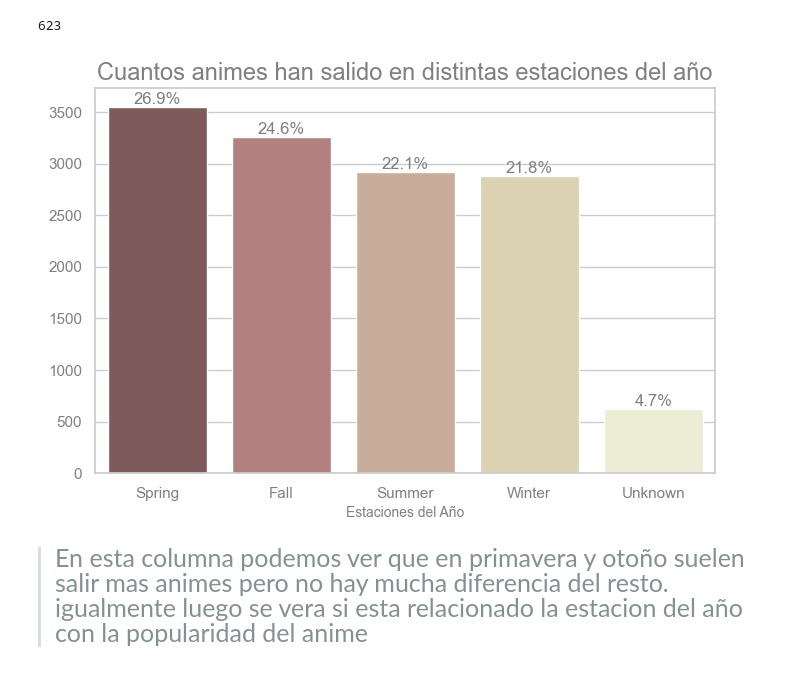
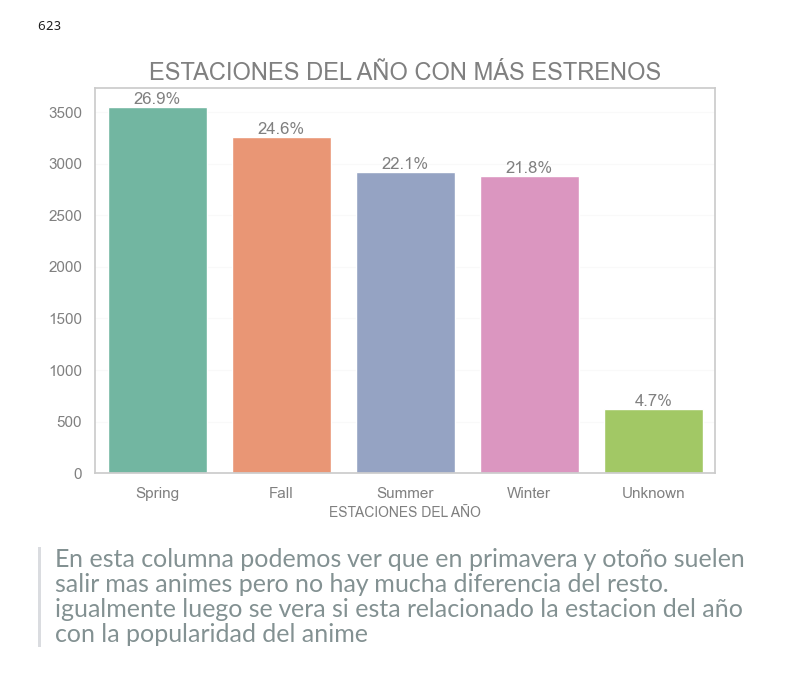
Before and after one commit to AmyGaarcia/EDA_ANIME, a Jupyter notebook: src/EDA/EDA_anime.ipynb, the cells around one changed output. Saved outputs shown, nothing was run; the diff lists cells and outputs as text; code cells hidden in the pictures.

```diff
--- a/src/EDA/EDA_anime.ipynb
+++ b/src/EDA/EDA_anime.ipynb
@@ -528,22 +527,22 @@ anime_EDA["Season"].isin(["Unknown"]).sum()
 # %%
 season= anime_EDA["Season"].value_counts()
 
 sns.set(style="whitegrid")
 plt.figure(figsize=(8,5))
-sns.barplot(x=season.index, y=season.values, hue=season.index, palette="pink")
-plt.title("Cuantos animes han salido en distintas estaciones del año", color= "Grey", fontsize =17)
-plt.xlabel("Estaciones del Año", color="Grey", fontsize= 10)
+sns.barplot(x=season.index, y=season.values, hue=season.index, palette="Set2")
+plt.title("ESTACIONES DEL AÑO CON MÁS ESTRENOS", color= "Grey", fontsize =17)
+plt.xlabel("ESTACIONES DEL AÑO", color="Grey", fontsize= 10)
 plt.tick_params(axis="x", colors="grey")
 plt.tick_params(axis="y", colors="grey")
 
 # ES PARA PONER EL PORCENTAJE ARRIBA DE CADA COLUMNAA
 for i, value in enumerate(season.values):
     porcentaje =(value / season.sum())* 100
     plt.text(i, value+0.1, f"{porcentaje:.1f}%", ha="center",va="bottom", color="grey")
 
 plt.show()
 # %% [output]
-[figure, old version]
+[figure, new version]
 # %% [markdown]
 ><span style="font-size: 25px; color:#839192">En esta columna podemos ver que en primavera y otoño suelen salir mas animes pero no hay mucha diferencia del resto. igualmente luego se vera si esta relacionado la estacion del año con la popularidad del anime</span>
 # %% [markdown]
```
Also changed, not shown: parts of 70 cells of this notebook, 1 other file.
